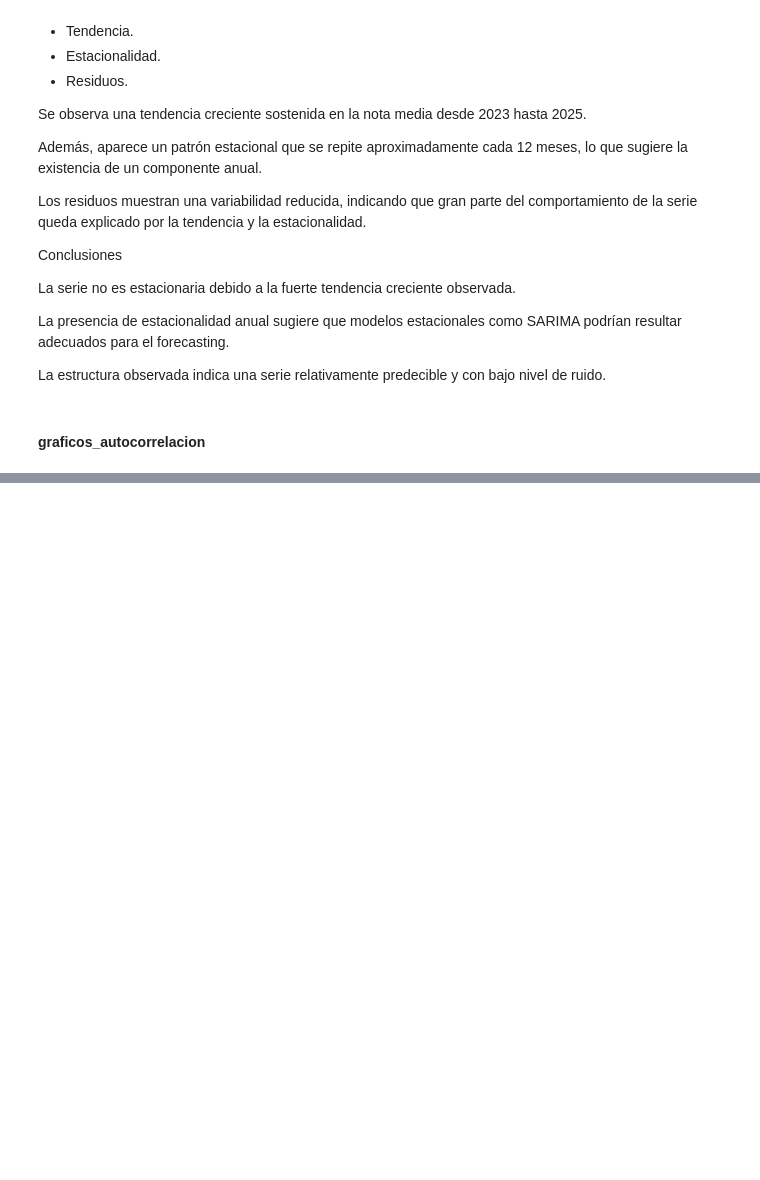
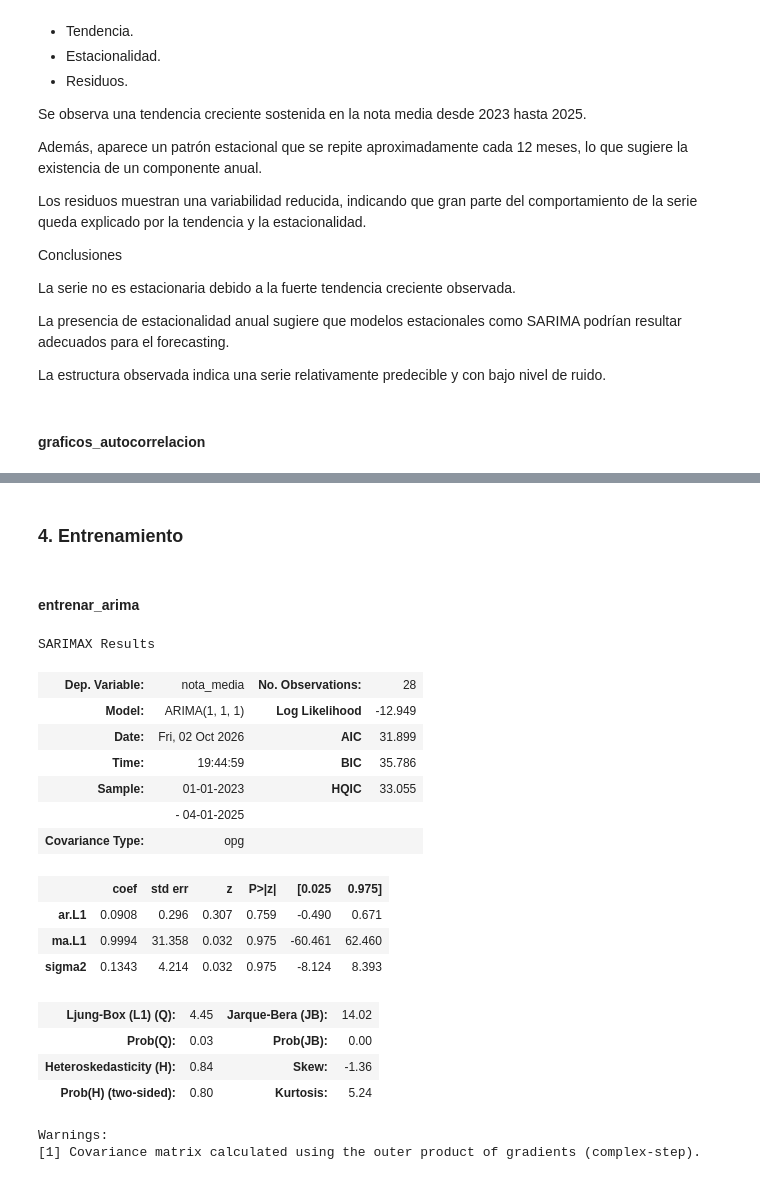
Before and after one commit to FM-Luque/5.DataProyect_Machine_Learning, a Jupyter notebook: notebooks/09_series_temporales.ipynb, the cells around one changed output, grey strips where cells are left out. Saved outputs shown, nothing was run; the diff lists cells and outputs as text; code cells hidden in the pictures; blank space fills up the shorter version.

```diff
--- a/notebooks/09_series_temporales.ipynb
+++ b/notebooks/09_series_temporales.ipynb
@@ -182,0 +234,30 @@ ValueError: could not broadcast input array from shape (36,) into shape (41,)
+# %% [markdown]
+### 4. Entrenamiento
+# %% [markdown]
+#### entrenar_arima
+# %%
+modelo_arima = st.entrenar_arima(
+    train,
+    order=(1, 1, 1)
+)
+
+modelo_arima.summary()
+# %% [output]
+SARIMAX Results
+| Dep. Variable: | nota_media | No. Observations: | 28 |
+| Model: | ARIMA(1, 1, 1) | Log Likelihood | -12.949 |
+| Date: | Fri, 02 Oct 2026 | AIC | 31.899 |
+| Time: | 19:44:59 | BIC | 35.786 |
+| Sample: | 01-01-2023 | HQIC | 33.055 |
+|  | - 04-01-2025 |  |  |
+| Covariance Type: | opg |  |  |
+|  | coef | std err | z | P>|z| | [0.025 | 0.975] |
+| ar.L1 | 0.0908 | 0.296 | 0.307 | 0.759 | -0.490 | 0.671 |
+| ma.L1 | 0.9994 | 31.358 | 0.032 | 0.975 | -60.461 | 62.460 |
+| sigma2 | 0.1343 | 4.214 | 0.032 | 0.975 | -8.124 | 8.393 |
+| Ljung-Box (L1) (Q): | 4.45 | Jarque-Bera (JB): | 14.02 |
+| Prob(Q): | 0.03 | Prob(JB): | 0.00 |
+| Heteroskedasticity (H): | 0.84 | Skew: | -1.36 |
+| Prob(H) (two-sided): | 0.80 | Kurtosis: | 5.24 |
+Warnings:
+[1] Covariance matrix calculated using the outer product of gradients (complex-step).
```
Also changed, not shown: parts of 35 cells of this notebook, 6 other files.
